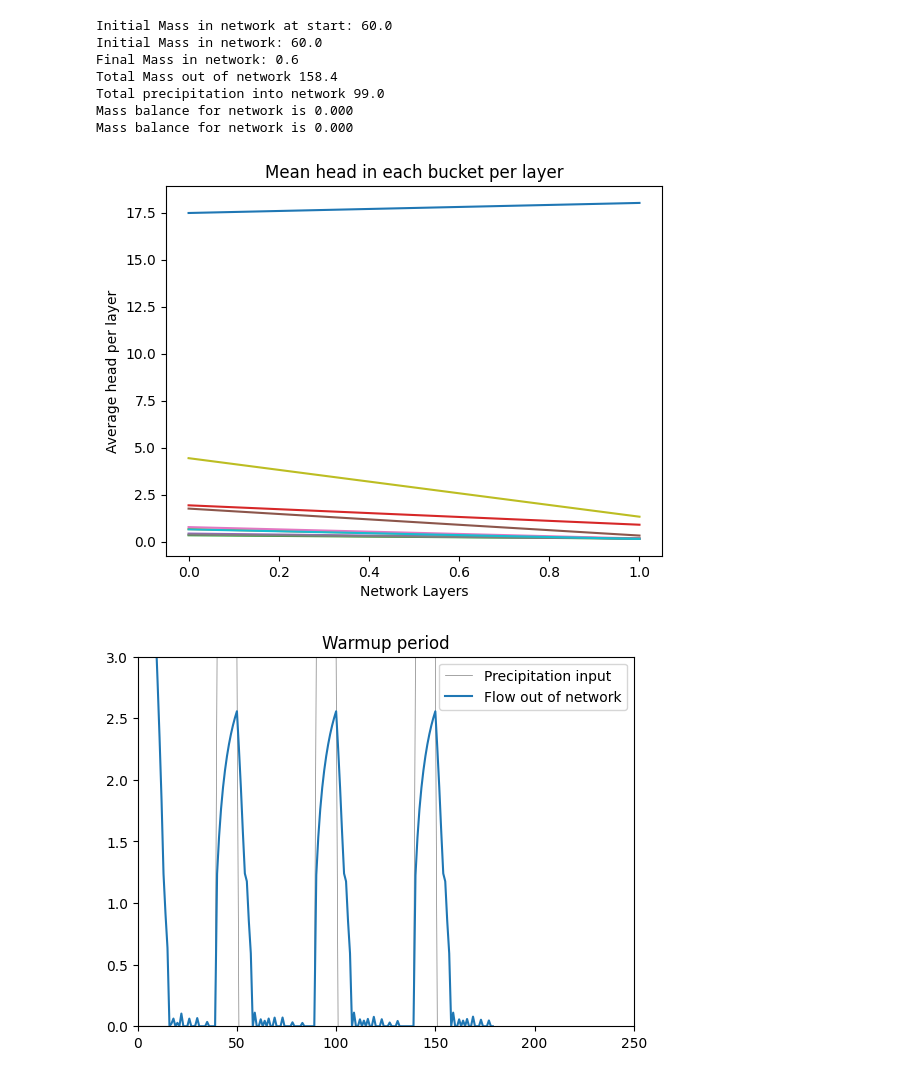
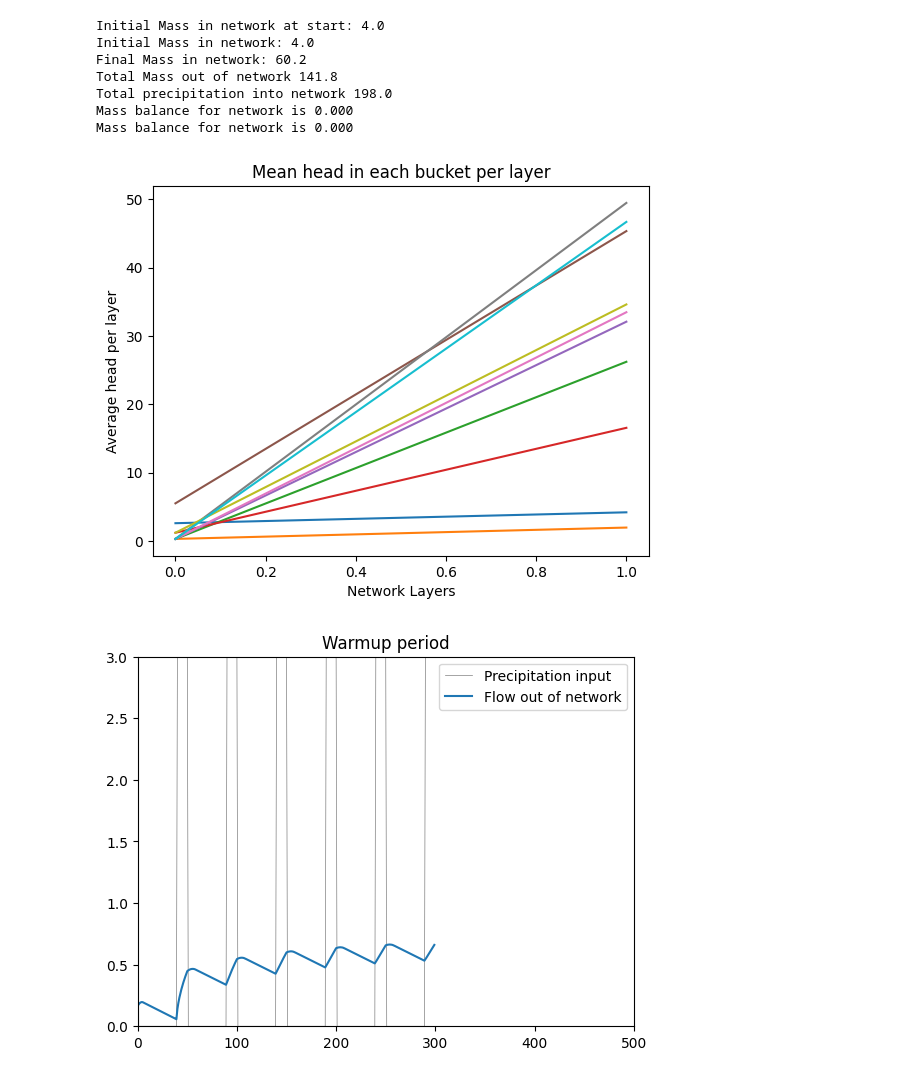
Before and after one commit to jmframe/nash_cascade_neural_network, a Jupyter notebook: nash_cascade_neural_network.ipynb, the cells around one changed output. Drawn from its saved outputs; the diff is of its cells as text; code cells hidden in the pictures.

Commit message:
LSTM is updating theta values at each time step

```diff
--- a/nash_cascade_neural_network.ipynb
+++ b/nash_cascade_neural_network.ipynb
@@ -13,19 +13,22 @@ import torch
 import copy
 import matplotlib.pyplot as plt
 from ncnn import NashCascadeNeuralNetwork as ncnn
-from ncnn import train_theta_values as train_ncnn
+from ncnn import train_model as train_ncnn
 from ncn import NashCascadeNetwork as ncn
 # Precipitation standard variable name used in the ncnn model interface
 PRECIP_SVN = "atmosphere_water__liquid_equivalent_precipitation_rate"
+PRECIP_SVN_SEQ = "atmosphere_water__liquid_equivalent_precipitation_rate_seq"
 DO_PLOT = True
-N_TIMESTEPS = 180
+N_TIMESTEPS = 300
 # %%
 network_precip_input_list = []
 count = 0
 for i in range(N_TIMESTEPS):
 
     ###########################################################################
-    if count > 39:
+    if count == 0:
+        network_precip_input_list.append(3.0)
+    elif count > 39:
         network_precip_input_list.append(3.0)
     else:
         network_precip_input_list.append(0.0)
@@ -51,7 +51,7 @@ for i in range(N_TIMESTEPS):
     ###########################################################################
     ###########################################################################
     bucket_net.set_value(PRECIP_SVN, torch.tensor(network_precip_input_list[i], requires_grad=True))
-    bucket_net.update_network()
+    bucket_net.forward()
     network_outflow_list_0.append(bucket_net.network_outflow.item())
     bucket_net.summarize_network()
     ###########################################################################
@@ -70,38 +70,38 @@ if DO_PLOT:
     plt.title("Mean head in each bucket per layer")
     plt.ylabel("Average head per layer")
     plt.xlabel("Network Layers")
     plt.show()
     plt.close()
 
 if DO_PLOT:
     startplt = 0
-    endplt = 250
+    endplt = 500
 
     plt.plot(network_precip_input_list, c="grey", lw=0.5, label="Precipitation input")
     plt.plot(network_outflow_list_0, label="Flow out of network")
     plt.xlim([startplt, endplt])
     plt.ylim([0, torch.max(torch.tensor(network_precip_input_list[startplt:endplt])).item()])
     plt.legend()
     plt.title("Warmup period")
     plt.show()
     plt.close()
     startplt = int(len(network_outflow_list_0)-(len(network_outflow_list_0)/2))
     endplt = int(len(network_outflow_list_0))
     plt.plot(network_precip_input_list, c="grey", lw=0.5, label="Precipitation input")
     plt.plot(network_outflow_list_0, label="Flow out of network")
     plt.xlim([startplt, endplt])
     plt.ylim([0, torch.max(torch.tensor(network_precip_input_list[startplt:endplt])).item()])
     plt.legend()
     plt.title("Flow out from network and precip")
     plt.show()
     plt.close()
 # %% [output]
-Initial Mass in network at start: 60.0
-Initial Mass in network: 60.0
-Final Mass in network: 0.6
-Total Mass out of network 158.4
-Total precipitation into network 99.0
+Initial Mass in network at start: 4.0
+Initial Mass in network: 4.0
+Final Mass in network: 60.2
+Total Mass out of network 141.8
+Total precipitation into network 198.0
 Mass balance for network is 0.000
 Mass balance for network is 0.000
-[figure, old version]
+[figure, new version]
-[figure, old version]
+[figure, new version]
```
Also changed, not shown: parts of 14 cells of this notebook, 6 other files.
